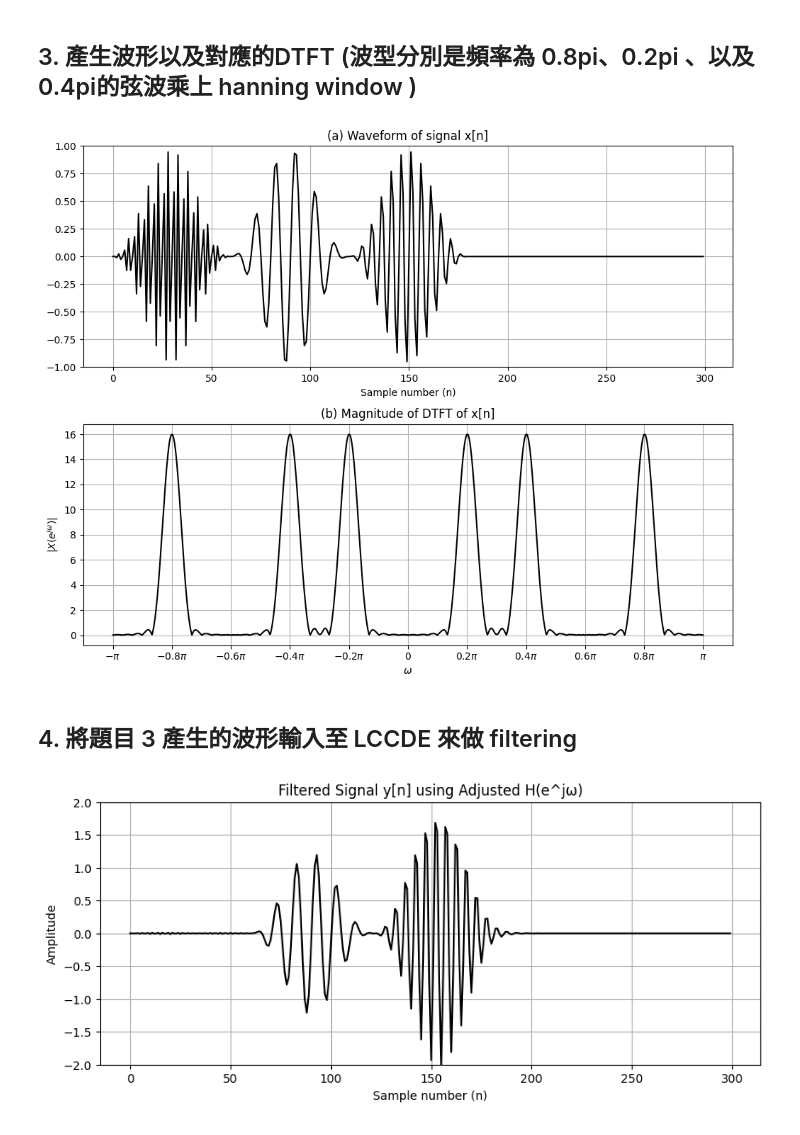
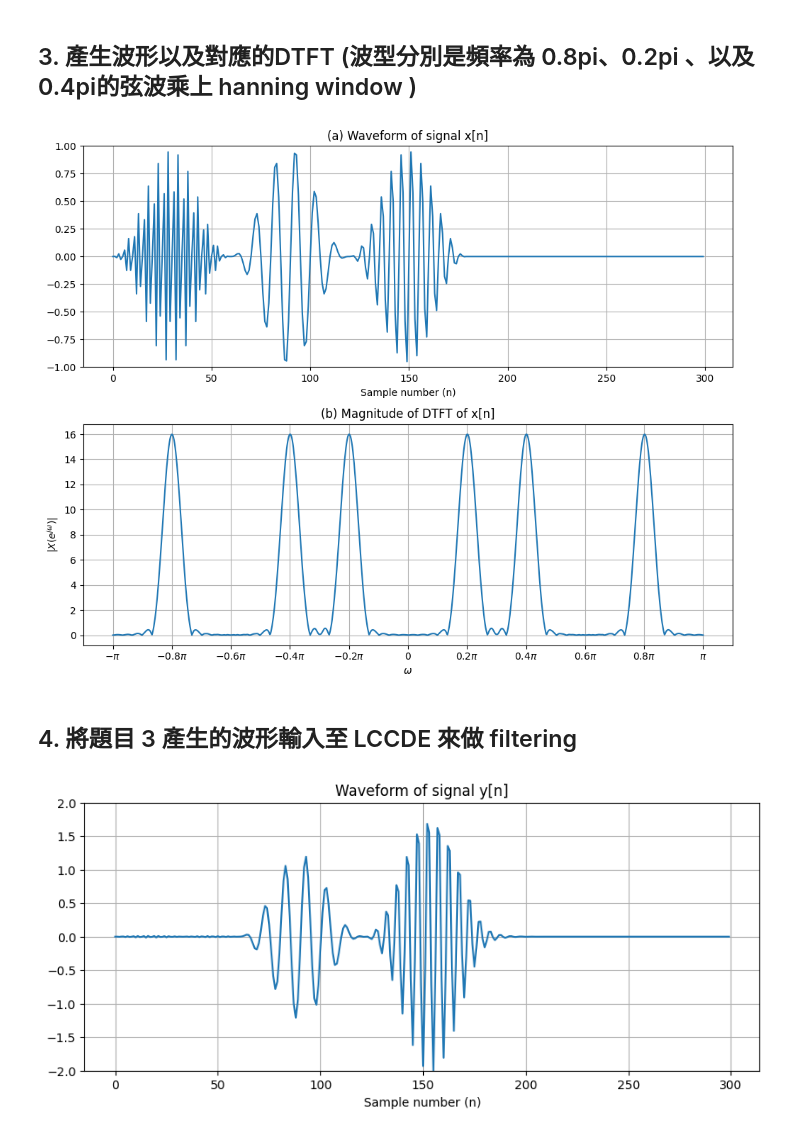
Before and after one commit to ChenHYuu/DSP-Assignment-2-Transform-Analysis, a Jupyter notebook: Transform Analysis.ipynb, the cells around one changed output. Saved outputs shown, nothing was run; the diff lists cells and outputs as text; code cells hidden in the pictures.

```diff
--- a/Transform Analysis.ipynb
+++ b/Transform Analysis.ipynb
@@ -100,7 +116,7 @@ x = np.concatenate((x1, x2, x3, x4))
 
 plt.figure(figsize=(10, 8))
 plt.subplot(2, 1, 1)
-plt.plot(n, x, color='black')
+plt.plot(n, x)
 plt.title("(a) Waveform of signal x[n]")
 plt.xlabel("Sample number (n)")
 plt.ylim(-1, 1)
@@ -109,7 +125,7 @@ plt.grid()
 omega = np.linspace(-np.pi, np.pi, 1024)
 X = np.fft.fftshift(np.fft.fft(x, 1024))
 plt.subplot(2, 1, 2)
-plt.plot(omega, np.abs(X) / max(np.abs(X)) * 16, color='black')
+plt.plot(omega, np.abs(X) / max(np.abs(X)) * 16)
 plt.title("(b) Magnitude of DTFT of x[n]")
 plt.xlabel("Frequency (ω)")
 plt.ylabel(r'$|X(e^{j\omega})|$')
@@ -120,7 +136,7 @@ plt.grid()
 plt.tight_layout()
 plt.show()
 # %% [output]
-[figure, old version]
+[figure, new version]
 # %% [markdown]
 ## 4. 將題目 3 產生的波形輸入至 LCCDE 來做 filtering
 # %%
@@ -134,34 +150,33 @@ zeros = [
     (0.95 * np.exp(1j * (0.15 * np.pi + 0.02 * np.pi * 3))-1)**2,
     (np.conj(0.95 * np.exp(1j * (0.15 * np.pi + 0.02 * np.pi * 3)))-1)**2,
     (0.95 * np.exp(1j * (0.15 * np.pi + 0.02 * np.pi * 4))-1)**2,
     (np.conj(0.95 * np.exp(1j * (0.15 * np.pi + 0.02 * np.pi * 4)))-1)**2
 ]
 poles = [
     0.8 * np.exp(1j * 0.4 * np.pi),
     0.8 * np.exp(-1j * 0.4 * np.pi),
     (1 - 0.95 * np.exp(1j * (0.15 * np.pi + 0.02 * np.pi * 1)))**2,
     (1 - np.conj(0.95 * np.exp(1j * (0.15 * np.pi + 0.02 * np.pi * 1))))**2,
     (1 - 0.95 * np.exp(1j * (0.15 * np.pi + 0.02 * np.pi * 2)))**2,
     (1 - np.conj(0.95 * np.exp(1j * (0.15 * np.pi + 0.02 * np.pi * 2))))**2,
     (1 - 0.95 * np.exp(1j * (0.15 * np.pi + 0.02 * np.pi * 3)))**2,
     (1 - np.conj(0.95 * np.exp(1j * (0.15 * np.pi + 0.02 * np.pi * 3))))**2,
     (1 - 0.95 * np.exp(1j * (0.15 * np.pi + 0.02 * np.pi * 4)))**2,
     (1 - np.conj(0.95 * np.exp(1j * (0.15 * np.pi + 0.02 * np.pi * 4))))**2
 ]
 gain = 1
 
 b, a = zpk2tf(zeros, poles, gain)
 
 y = lfilter(b, a, x)
 y = y / np.max(np.abs(y)) * 2
 
 plt.figure(figsize=(10, 4))
-plt.plot(n, y, color='black')
-plt.title("Filtered Signal y[n] using Adjusted H(e^jω)")
+plt.plot(n, y)
+plt.title("Waveform of signal y[n]")
 plt.xlabel("Sample number (n)")
-plt.ylabel("Amplitude")
 plt.ylim(-2, 2)
 plt.grid()
 plt.show()
 # %% [output]
-[figure, old version]
+[figure, new version]
```
Also changed, not shown: parts of 3 cells of this notebook.
